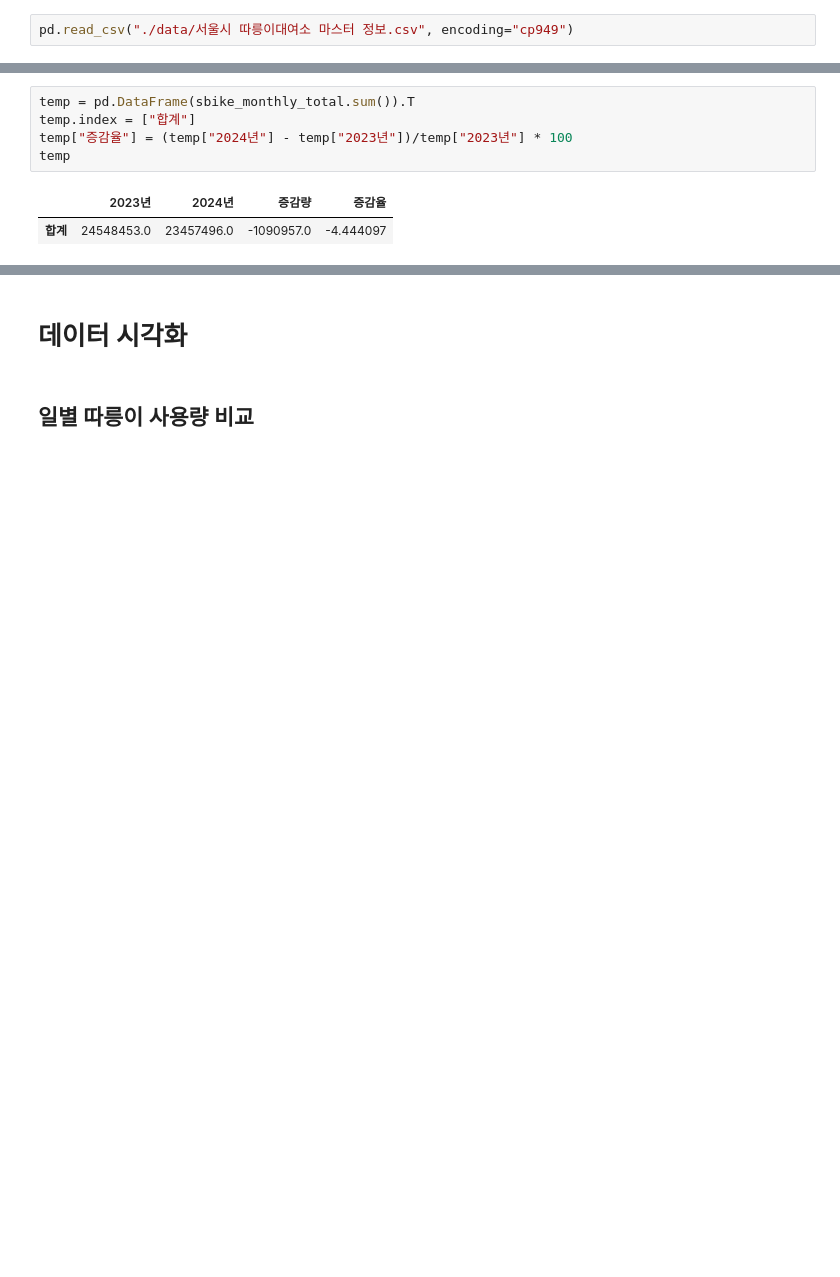
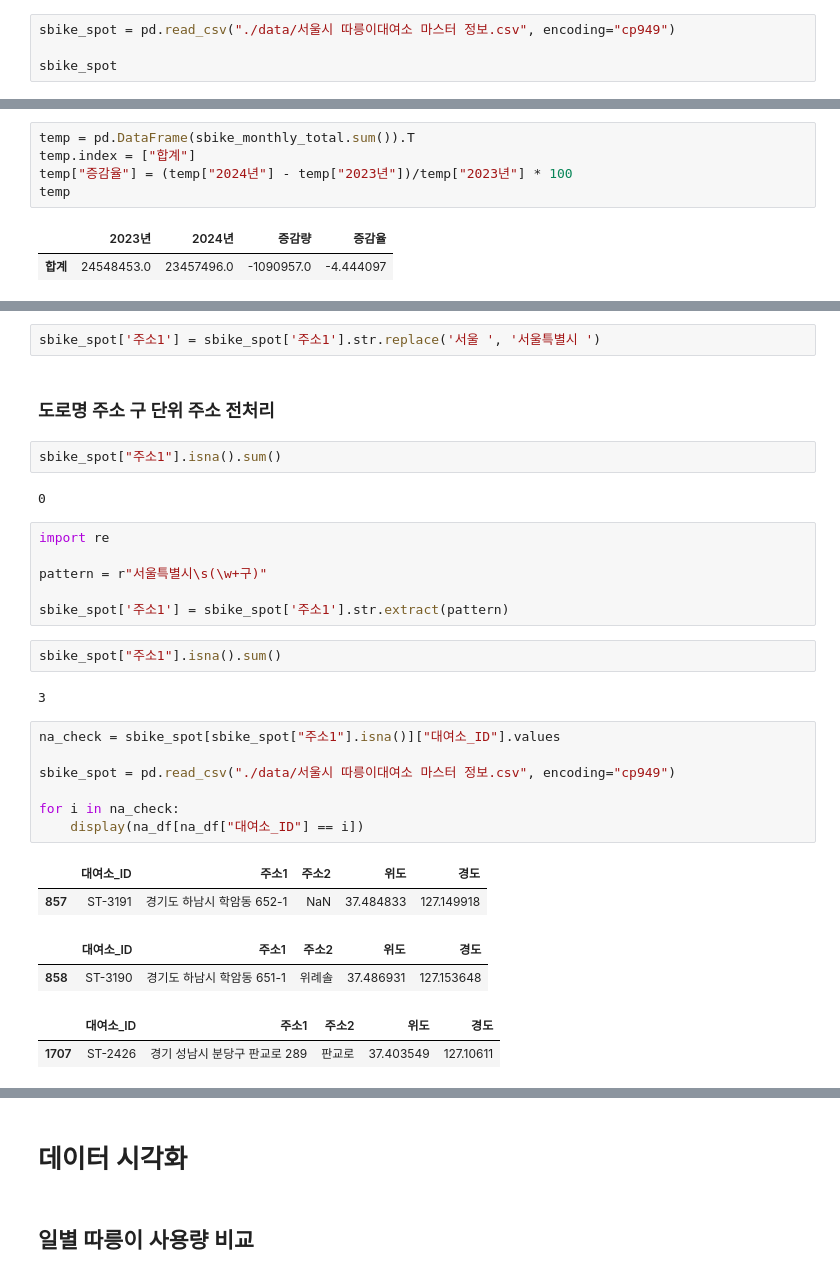
Before and after one commit to LeeShawnhun/bigdata_termproject, a Jupyter notebook: 빅데이터분석(가)_텀프로젝트.ipynb, the cells around one changed output, grey strips where cells are left out. Saved outputs shown, nothing was run; the diff lists cells and outputs as text; blank space fills up the shorter version.

```diff
--- a/빅데이터분석(가)_텀프로젝트.ipynb
+++ b/빅데이터분석(가)_텀프로젝트.ipynb
@@ -146,7 +146,9 @@ df_2024
 # %% [markdown]
 ## 서울시 따릉이대여소 위치정보
 # %%
-pd.read_csv("./data/서울시 따릉이대여소 마스터 정보.csv", encoding="cp949")
+sbike_spot = pd.read_csv("./data/서울시 따릉이대여소 마스터 정보.csv", encoding="cp949")
+
+sbike_spot
 # %% [output]
 |  | 대여소_ID | 주소1 | 주소2 | 위도 | 경도 |
 | 0 | ST-999 | 서울특별시 양천구 목동서로 280 | 목동아파트 8단지 상가동 | 0.000000 | 0.000000 |
@@ -264,0 +275,32 @@ temp
+# %%
+sbike_spot['주소1'] = sbike_spot['주소1'].str.replace('서울 ', '서울특별시 ')
+# %% [markdown]
+### 도로명 주소 구 단위 주소 전처리
+# %%
+sbike_spot["주소1"].isna().sum()
+# %% [output]
+0
+# %%
+import re
+
+pattern = r"서울특별시\s(\w+구)"
+
+sbike_spot['주소1'] = sbike_spot['주소1'].str.extract(pattern)
+# %%
+sbike_spot["주소1"].isna().sum()
+# %% [output]
+3
+# %%
+na_check = sbike_spot[sbike_spot["주소1"].isna()]["대여소_ID"].values
+
+sbike_spot = pd.read_csv("./data/서울시 따릉이대여소 마스터 정보.csv", encoding="cp949")
+
+for i in na_check:
+    display(na_df[na_df["대여소_ID"] == i])
+# %% [output]
+|  | 대여소_ID | 주소1 | 주소2 | 위도 | 경도 |
+| 857 | ST-3191 | 경기도 하남시 학암동 652-1 | NaN | 37.484833 | 127.149918 |
+|  | 대여소_ID | 주소1 | 주소2 | 위도 | 경도 |
+| 858 | ST-3190 | 경기도 하남시 학암동 651-1 | 위례솔 | 37.486931 | 127.153648 |
+|  | 대여소_ID | 주소1 | 주소2 | 위도 | 경도 |
+| 1707 | ST-2426 | 경기 성남시 분당구 판교로 289 | 판교로 | 37.403549 | 127.10611 |
```
Also changed, not shown: parts of 22 cells of this notebook, 1 other file.
